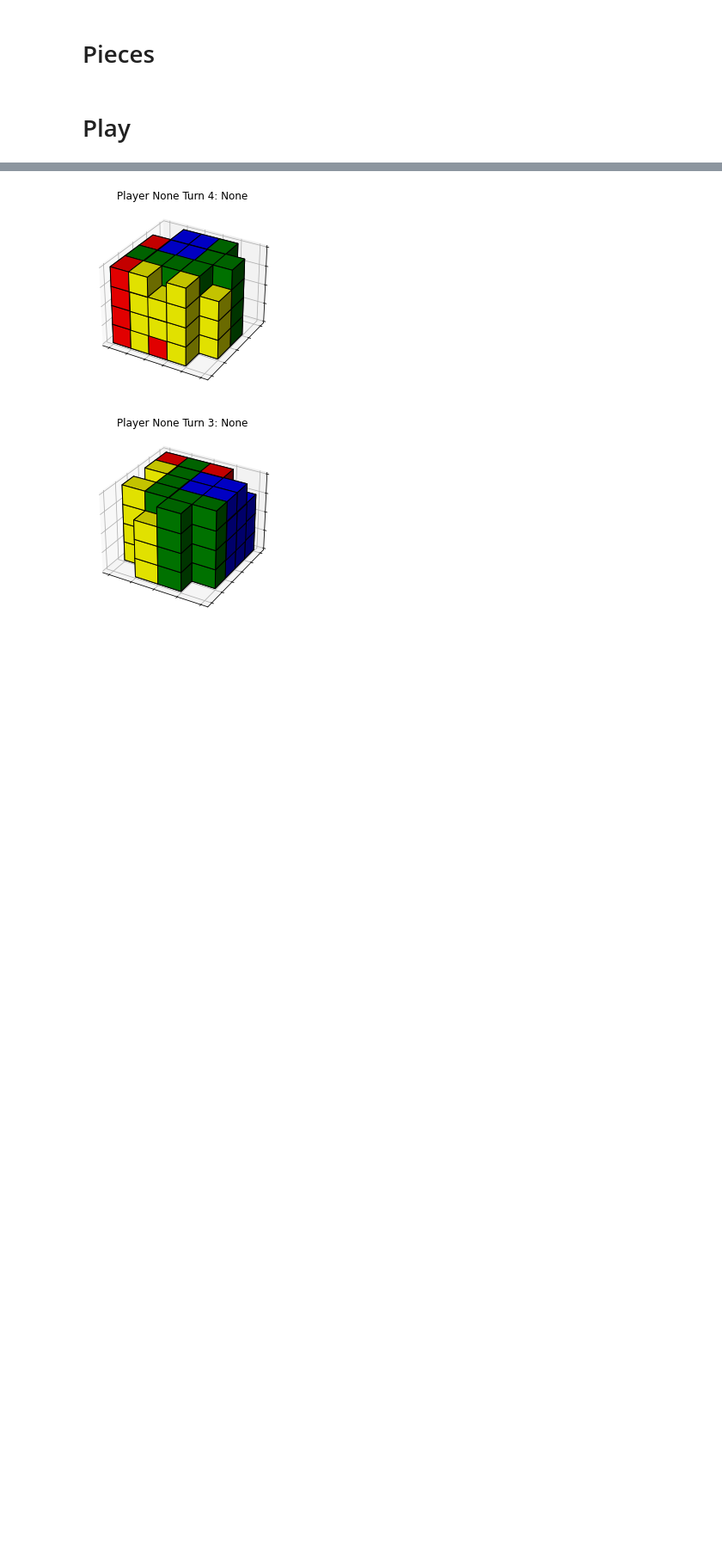
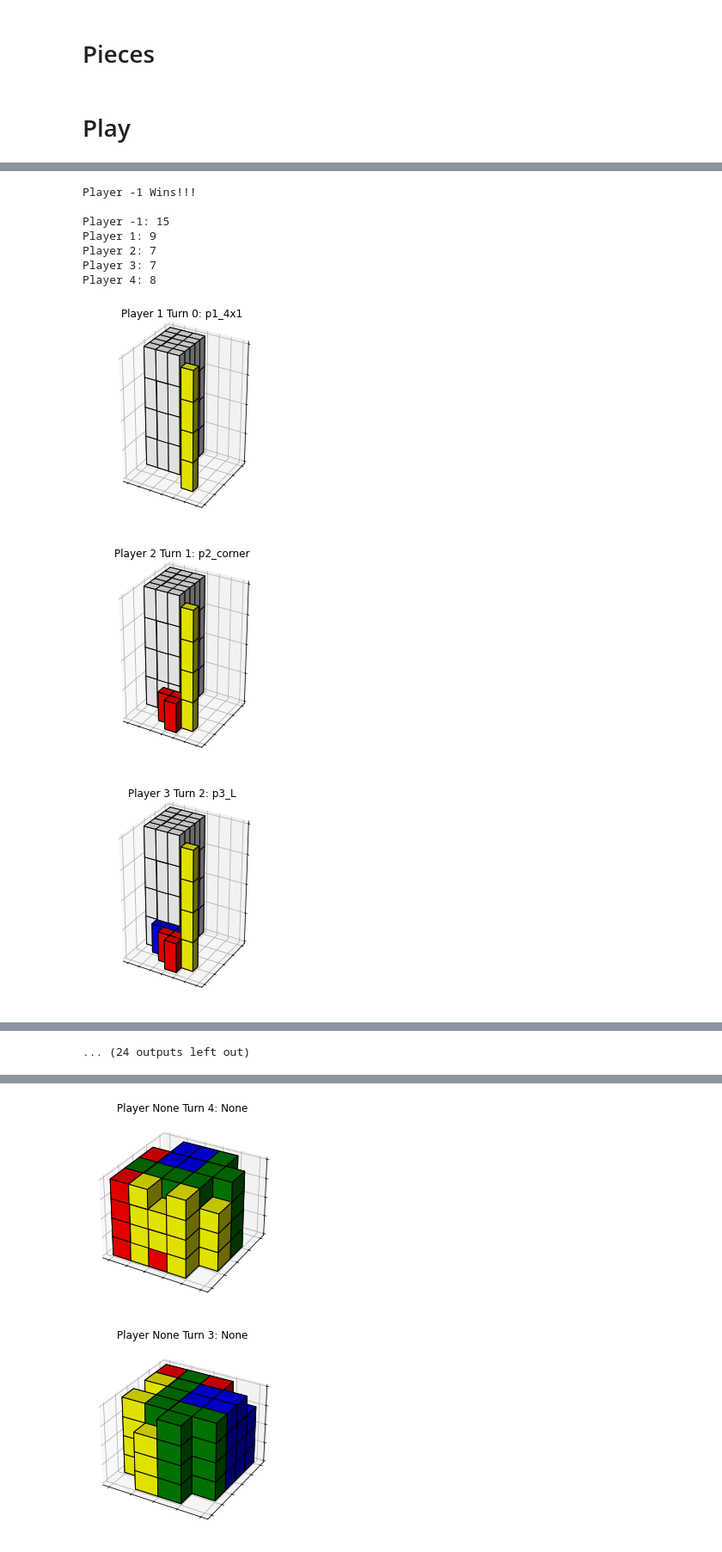
Before and after one commit to shawnriemer/Rumis-Bot, a Jupyter notebook: Rumis Simulation 3D.ipynb, the cells around one changed output, grey strips where cells are left out. Shown at 86% size. Cells and saved outputs as stored; diff of their text form; code cells hidden in the pictures; blank space fills up the shorter version.

Commit message:
add pirka game board

```diff
--- a/Rumis Simulation 3D.ipynb
+++ b/Rumis Simulation 3D.ipynb
@@ -181,9 +153,10 @@ def check_nothanging(grid, layer, player):
     return True
 
 
-def play_move(piece_list, grid, player, start, piece_names, turn_2):
+def play_move(piece_list, grid, player, start, piece_names, turn_2, still_playing_dict):
 
     attempt_counter = 0
+    still_playing_dict = still_playing_dict
 
     while True:
 
@@ -198,8 +171,8 @@ def play_move(piece_list, grid, player, start, piece_names, turn_2):
 
         # Check if it is a legal move
 
-        # Are any spots already taken?
-        if (grid*layer).max() == 0:
+        # Are any spots already taken/void?
+        if ((grid*layer).max() == 0) and ((grid*layer).min() == 0):
             spot_bool = True
         else:
             spot_bool = False
@@ -243,14 +216,16 @@ def play_move(piece_list, grid, player, start, piece_names, turn_2):
             return grid, None
 
 
-def draw_board(grid, player, piece_name, i, title_string=None):
+def draw_board(grid, player, piece_name, i_in, title_string=None):
     grid_t = grid.transpose((2,1,0))
 
     color = []
     for i, layer in enumerate(grid_t):
         for j, row in enumerate(layer):
             for k, val in enumerate(row):
-                if val == 0:
+                if val == -1:
+                    color.append('white')
+                elif val == 0:
                     color.append('none')
                 elif val == 1:
                     color.append('yellow')
@@ -262,15 +237,19 @@ def draw_board(grid, player, piece_name, i, title_string=None):
                     color.append('green')
     df = pd.DataFrame({'color':color})
 
+    # return grid_t, df
+
     ax = plt.figure().add_subplot(projection='3d')
     fig = ax.voxels(grid_t, facecolors=np.array(df.color).reshape(grid_t.shape), edgecolor='k')
+
+    ax.set_box_aspect([1,1,1.55])
 
     ax.set_xticklabels([])
     ax.set_yticklabels([])
     ax.set_zticklabels([])
 
     if title_string is None:
-        title_string = f'Player {player} Turn {i}: {piece_name}'
+        title_string = f'Player {player} Turn {i_in}: {piece_name}'
     ax.set_title(title_string)
 
     return fig
@@ -295,6 +274,7 @@ def get_results(grid):
         missing = missing * layer_missing
 
     # Put together result string
+    count_dict.pop(-1, None)
     count_dict.pop(0, None)
     winner = int(max(count_dict, key=count_dict.get))
     result_str = f'Player {winner} Wins!!!\n'
@@ -391,0 +367,13 @@ Player 4: 3
+# %%
+play_game(num_players=4, board='pirka')
+# %% [output]
+Player -1 Wins!!!
+
+Player -1: 15
+Player 1: 9
+Player 2: 7
+Player 3: 7
+Player 4: 8
+[figure, added]
+[figure, added]
+[figure, added]
@@ -391,0 +388 @@ Player 4: 3
+... (24 outputs left out)
```
Also changed, not shown: parts of 11 cells of this notebook.
